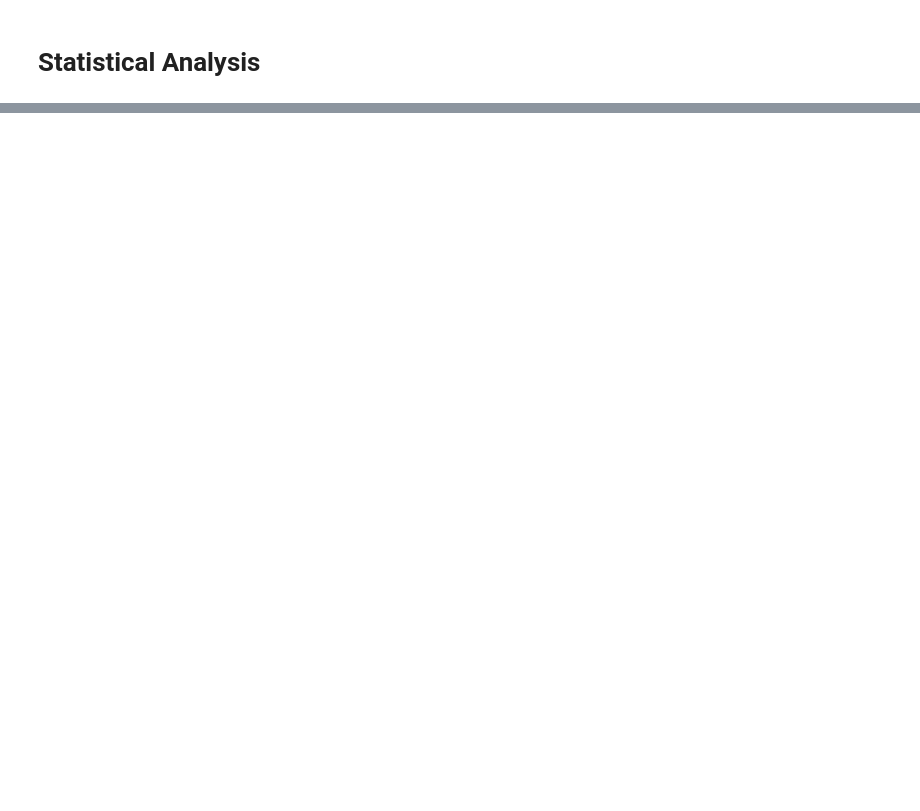
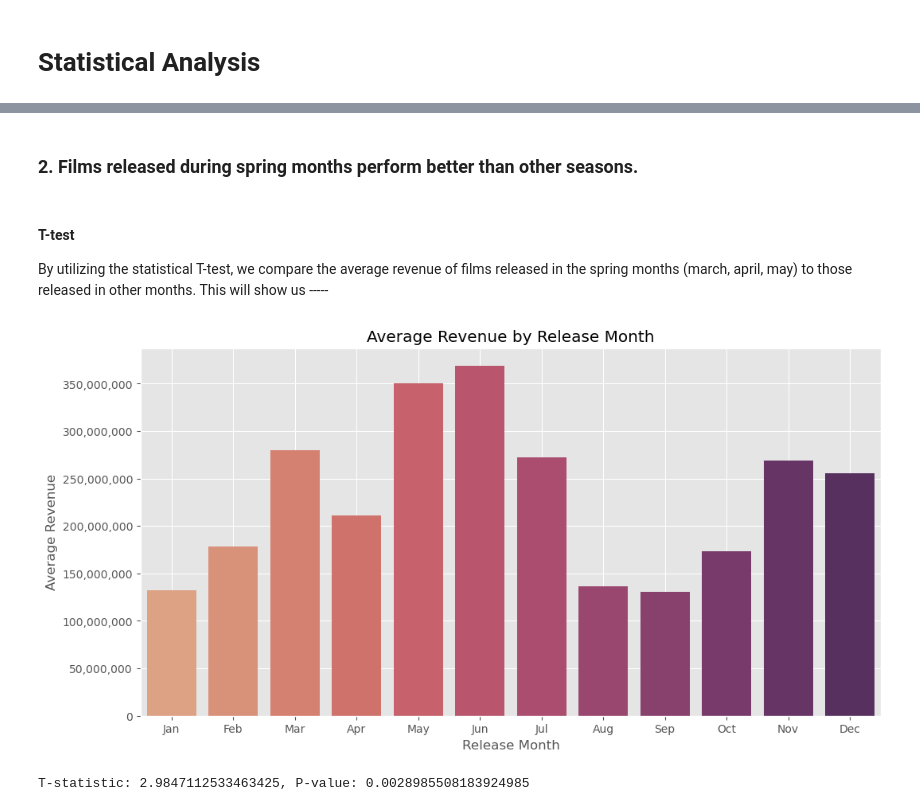
Before and after one commit to mrhussaink7/new-films-movie-data, a Jupyter notebook: index.ipynb, the cells around one changed output, grey strips where cells are left out. Saved outputs shown, nothing was run; the diff lists cells and outputs as text; code cells hidden in the pictures; blank space fills up the shorter version.

```diff
--- a/index.ipynb
+++ b/index.ipynb
@@ -722,0 +775,19 @@ visualize_df_genre_profit()
+# %% [markdown]
+### 2. Films released during spring months perform better than other seasons.
+# %% [markdown]
+#### T-test
+
+By utilizing the statistical T-test, we compare the average revenue of films released in the spring months (march, april, may) to those released in other months. This will show us -----
+# %%
+visualize_df_release_revenue()
+
+from scipy.stats import ttest_ind
+spring_months = [3, 4, 5]
+spring_revenue = df[df['release_month'].isin(spring_months)]['revenue']
+other_revenue = df[~df['release_month'].isin(spring_months)]['revenue']
+
+t_stat, p_val = ttest_ind(spring_revenue, other_revenue)
+print(f'T-statistic: {t_stat}, P-value: {p_val}')
+# %% [output]
+[figure, added]
+T-statistic: 2.9847112533463425, P-value: 0.0028985508183924985
```
Also changed, not shown: parts of 31 cells of this notebook.
